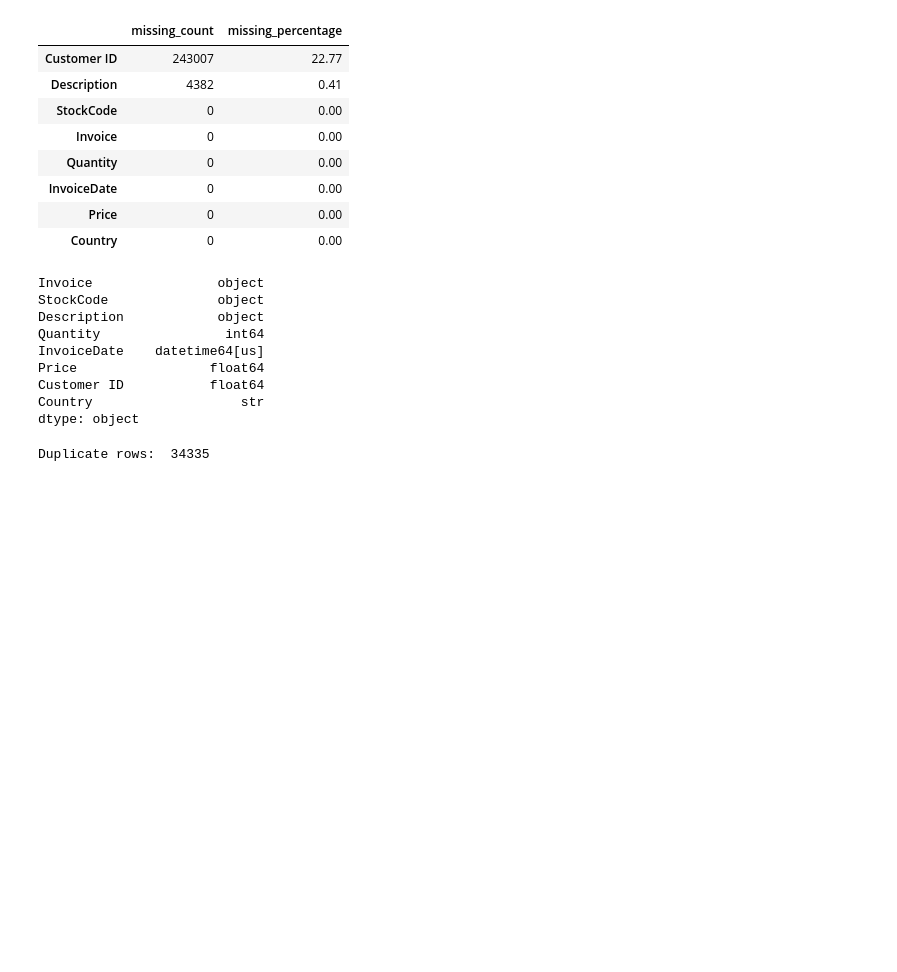
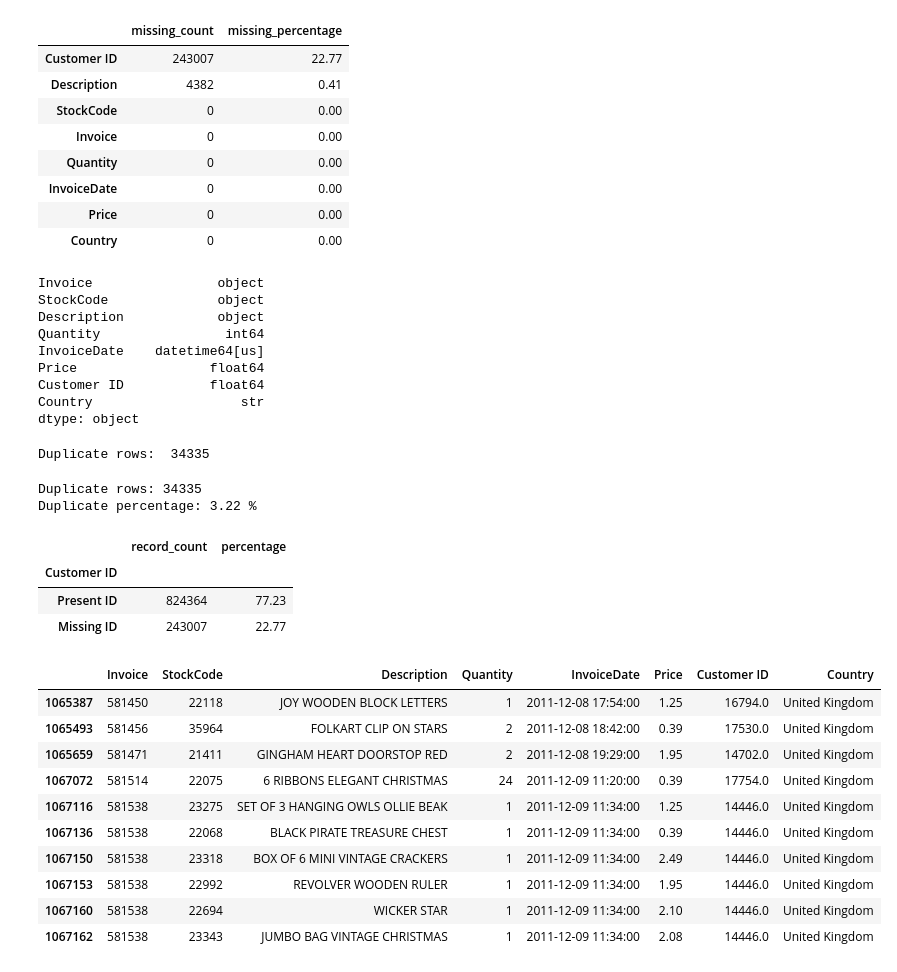
Before and after one commit to siddardha-007/retail-pulse-analytics, a Jupyter notebook: notebooks/01_data_loading.ipynb, the cells around one changed output. Cells and saved outputs as stored; diff of their text form; code cells hidden in the pictures; blank space fills up the shorter version.

```diff
--- a/notebooks/01_data_loading.ipynb
+++ b/notebooks/01_data_loading.ipynb
@@ -178,3 +178,48 @@ dtype: object
 print("Duplicate rows: ", df.duplicated().sum())
 # %% [output]
 Duplicate rows:  34335
+# %%
+duplicate_count = df.duplicated().sum()
+
+print("Duplicate rows:", duplicate_count)
+print(
+    "Duplicate percentage:",
+    round(duplicate_count / len(df) * 100, 2),
+    "%"
+)
+# %% [output]
+Duplicate rows: 34335
+Duplicate percentage: 3.22 %
+# %%
+customer_id_summary = (
+    df_clean["Customer ID"]
+    .isna()
+    .value_counts()
+    .rename(index={True: "Missing ID", False: "Present ID"})
+    .to_frame(name="record_count")
+)
+
+customer_id_summary["percentage"] = (
+    customer_id_summary["record_count"] / len(df_clean) * 100
+).round(2)
+
+display(customer_id_summary)
+# %% [output]
+|  | record_count | percentage |
+| Customer ID |  |  |
+| Present ID | 824364 | 77.23 |
+| Missing ID | 243007 | 22.77 |
+# %%
+duplicate_rows.tail(10)
+# %% [output]
+|  | Invoice | StockCode | Description | Quantity | InvoiceDate | Price | Customer ID | Country |
+| 1065387 | 581450 | 22118 | JOY WOODEN BLOCK LETTERS | 1 | 2011-12-08 17:54:00 | 1.25 | 16794.0 | United Kingdom |
+| 1065493 | 581456 | 35964 | FOLKART CLIP ON STARS | 2 | 2011-12-08 18:42:00 | 0.39 | 17530.0 | United Kingdom |
+| 1065659 | 581471 | 21411 | GINGHAM HEART DOORSTOP RED | 2 | 2011-12-08 19:29:00 | 1.95 | 14702.0 | United Kingdom |
+| 1067072 | 581514 | 22075 | 6 RIBBONS ELEGANT CHRISTMAS | 24 | 2011-12-09 11:20:00 | 0.39 | 17754.0 | United Kingdom |
+| 1067116 | 581538 | 23275 | SET OF 3 HANGING OWLS OLLIE BEAK | 1 | 2011-12-09 11:34:00 | 1.25 | 14446.0 | United Kingdom |
+| 1067136 | 581538 | 22068 | BLACK PIRATE TREASURE CHEST | 1 | 2011-12-09 11:34:00 | 0.39 | 14446.0 | United Kingdom |
+| 1067150 | 581538 | 23318 | BOX OF 6 MINI VINTAGE CRACKERS | 1 | 2011-12-09 11:34:00 | 2.49 | 14446.0 | United Kingdom |
+| 1067153 | 581538 | 22992 | REVOLVER WOODEN RULER | 1 | 2011-12-09 11:34:00 | 1.95 | 14446.0 | United Kingdom |
+| 1067160 | 581538 | 22694 | WICKER STAR | 1 | 2011-12-09 11:34:00 | 2.10 | 14446.0 | United Kingdom |
+| 1067162 | 581538 | 23343 | JUMBO BAG VINTAGE CHRISTMAS | 1 | 2011-12-09 11:34:00 | 2.08 | 14446.0 | United Kingdom |
```
Also changed, not shown: parts of 2 cells of this notebook, 1 other file.
